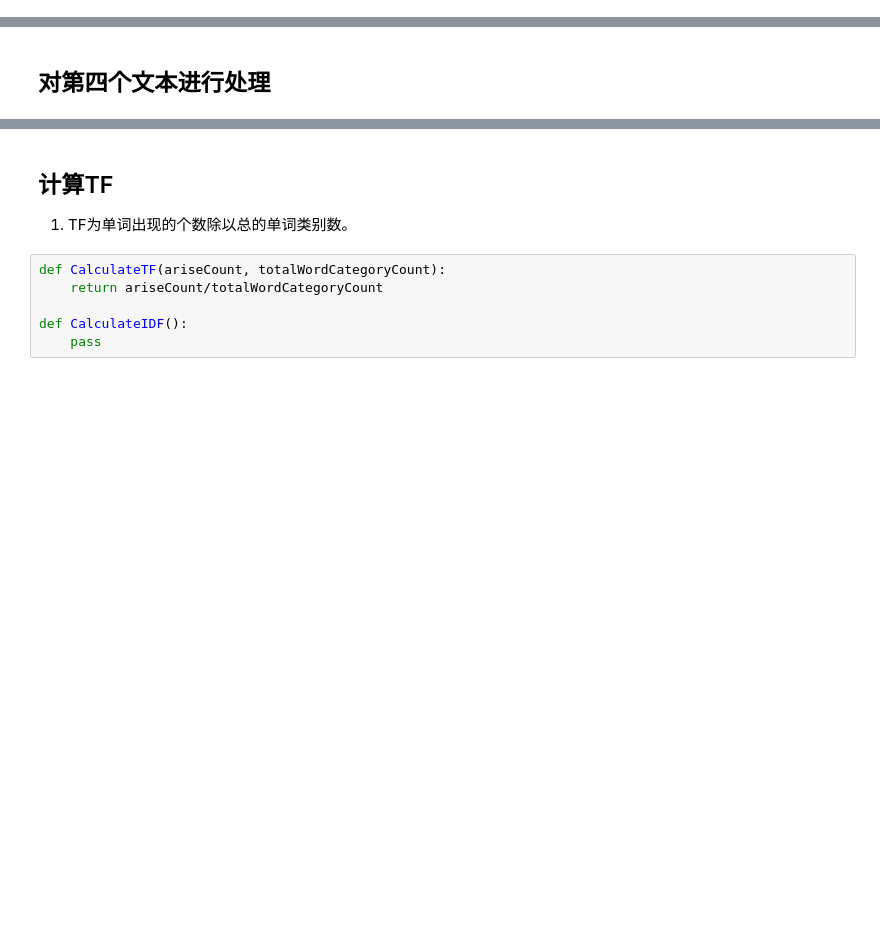
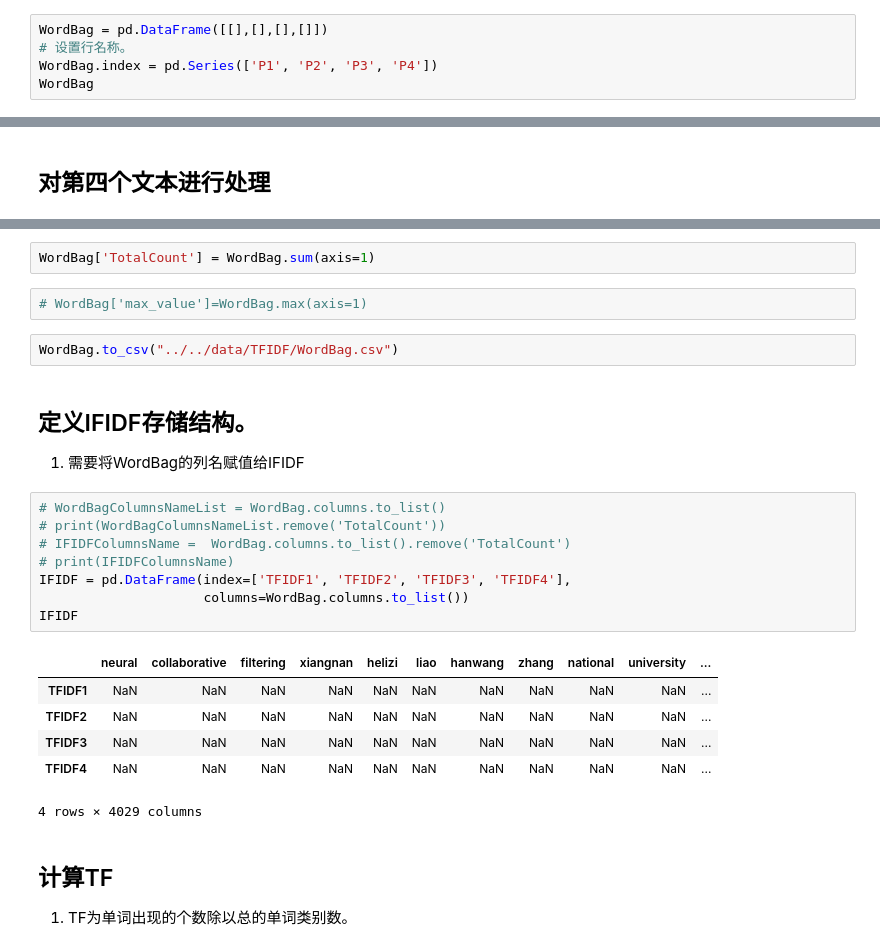
Before and after one commit to youareeverysingleday/MachineLearningAssignments, a Jupyter notebook: codes/5RecommondationSystem/1SimpleTFIDFExample.ipynb, the cells around one changed output, grey strips where cells are left out. Cells and saved outputs as stored; diff of their text form; blank space fills up the shorter version.

```diff
--- a/codes/5RecommondationSystem/1SimpleTFIDFExample.ipynb
+++ b/codes/5RecommondationSystem/1SimpleTFIDFExample.ipynb
@@ -144,0 +152,5 @@ WordBag
+# %%
+WordBag = pd.DataFrame([[],[],[],[]])
+# 设置行名称。
+WordBag.index = pd.Series(['P1', 'P2', 'P3', 'P4'])
+WordBag
@@ -499,10 +381,29 @@ Paper4WordList.to_csv("../../data/TFIDF/4t.csv")
+# %%
+WordBag['TotalCount'] = WordBag.sum(axis=1)
+# %%
+# WordBag['max_value']=WordBag.max(axis=1)
+# %%
+WordBag.to_csv("../../data/TFIDF/WordBag.csv")
+# %% [markdown]
+## 定义IFIDF存储结构。
+
+1. 需要将WordBag的列名赋值给IFIDF
+# %%
+# WordBagColumnsNameList = WordBag.columns.to_list()
+# print(WordBagColumnsNameList.remove('TotalCount'))
+# IFIDFColumnsName =  WordBag.columns.to_list().remove('TotalCount')
+# print(IFIDFColumnsName)
+IFIDF = pd.DataFrame(index=['TFIDF1', 'TFIDF2', 'TFIDF3', 'TFIDF4'],
+                     columns=WordBag.columns.to_list())
+IFIDF
+# %% [output]
+|  | neural | collaborative | filtering | xiangnan | helizi | liao | hanwang | zhang | national | university | ... |
+| TFIDF1 | NaN | NaN | NaN | NaN | NaN | NaN | NaN | NaN | NaN | NaN | ... |
+| TFIDF2 | NaN | NaN | NaN | NaN | NaN | NaN | NaN | NaN | NaN | NaN | ... |
+| TFIDF3 | NaN | NaN | NaN | NaN | NaN | NaN | NaN | NaN | NaN | NaN | ... |
+| TFIDF4 | NaN | NaN | NaN | NaN | NaN | NaN | NaN | NaN | NaN | NaN | ... |
+4 rows × 4029 columns
 # %% [markdown]
 ## 计算TF
 
 1. TF为单词出现的个数除以总的单词类别数。
-# %%
-def CalculateTF(ariseCount, totalWordCategoryCount):
-    return ariseCount/totalWordCategoryCount
-
-def CalculateIDF():
-    pass
```
Also changed, not shown: parts of 31 cells of this notebook, 6 other files.
